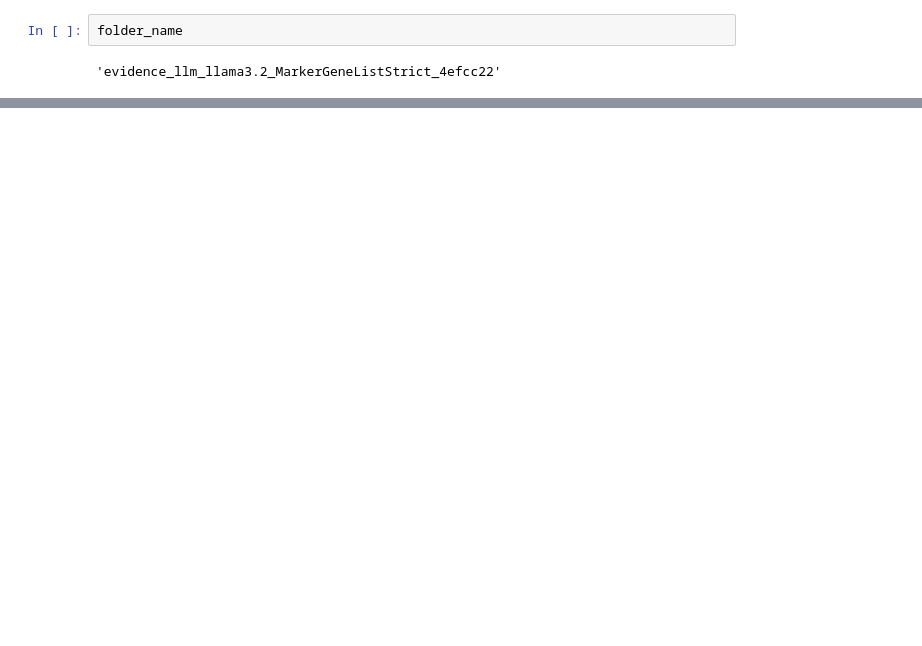
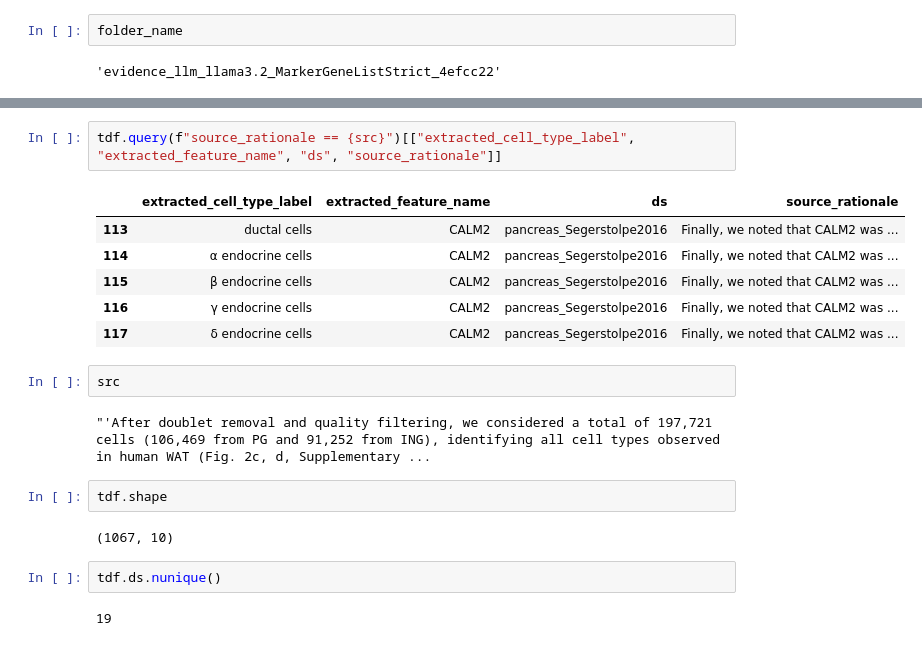
Before and after one commit to sbooeshaghi/llmarkers, a Jupyter notebook: analysis/llm/llm_extract.ipynb, the cells around one changed output, grey strips where cells are left out. Cells and saved outputs as stored; diff of their text form; blank space fills up the shorter version.

```diff
--- a/analysis/llm/llm_extract.ipynb
+++ b/analysis/llm/llm_extract.ipynb
@@ -312,0 +316,21 @@ folder_name
+# %%
+tdf.query(f"source_rationale == {src}")[["extracted_cell_type_label", "extracted_feature_name", "ds", "source_rationale"]]
+# %% [output]
+|  | extracted_cell_type_label | extracted_feature_name | ds | source_rationale |
+| 113 | ductal cells | CALM2 | pancreas_Segerstolpe2016 | Finally, we noted that CALM2 was ... |
+| 114 | α endocrine cells | CALM2 | pancreas_Segerstolpe2016 | Finally, we noted that CALM2 was ... |
+| 115 | β endocrine cells | CALM2 | pancreas_Segerstolpe2016 | Finally, we noted that CALM2 was ... |
+| 116 | γ endocrine cells | CALM2 | pancreas_Segerstolpe2016 | Finally, we noted that CALM2 was ... |
+| 117 | δ endocrine cells | CALM2 | pancreas_Segerstolpe2016 | Finally, we noted that CALM2 was ... |
+# %%
+src
+# %% [output]
+"'After doublet removal and quality filtering, we considered a total of 197,721 cells (106,469 from PG and 91,252 from ING), identifying all cell types observed in human WAT (Fig. 2c, d, Supplementary ...
+# %%
+tdf.shape
+# %% [output]
+(1067, 10)
+# %%
+tdf.ds.nunique()
+# %% [output]
+19
```
Also changed, not shown: parts of 26 cells of this notebook, 1 other file.
